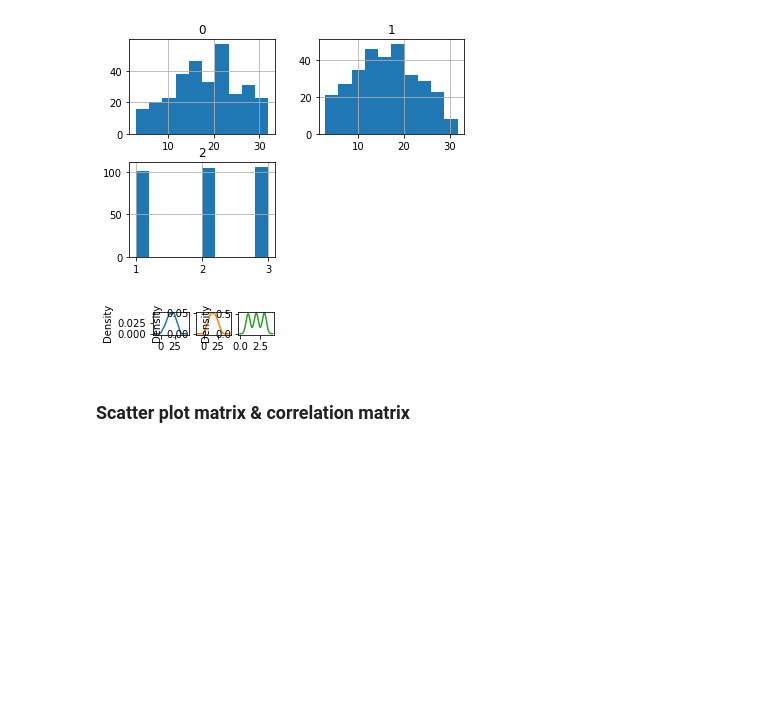
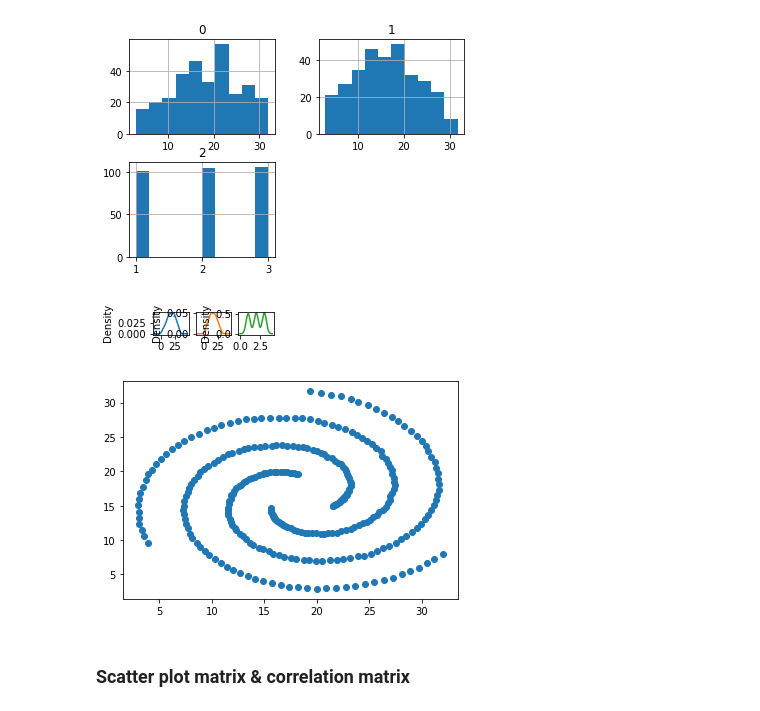
Before and after one commit to SeyfGoumeida/Projet_Data_science1_VisaPremier_CreditCards, a Jupyter notebook: Projet_dataScience_1_M1_2021.ipynb, the cells around one changed output. Drawn from its saved outputs; the diff is of its cells as text; code cells hidden in the pictures; blank space fills up the shorter version.

```diff
--- a/Projet_dataScience_1_M1_2021.ipynb
+++ b/Projet_dataScience_1_M1_2021.ipynb
@@ -83,6 +83,15 @@ dtype: object
 max     31.950   31.650    3.000
 [figure]
 [figure]
+# %%
+#nuage de points
+x=dataset[0]
+y=dataset[1]
+size = [100,500,100,500,100,500,100,500]
+pyplot.scatter(x,y)
+pyplot.show()
+# %% [output]
+[figure, added]
 # %% [markdown]
 ### Scatter plot matrix & correlation matrix
 # %%
```
Also changed, not shown: parts of 7 cells of this notebook.
